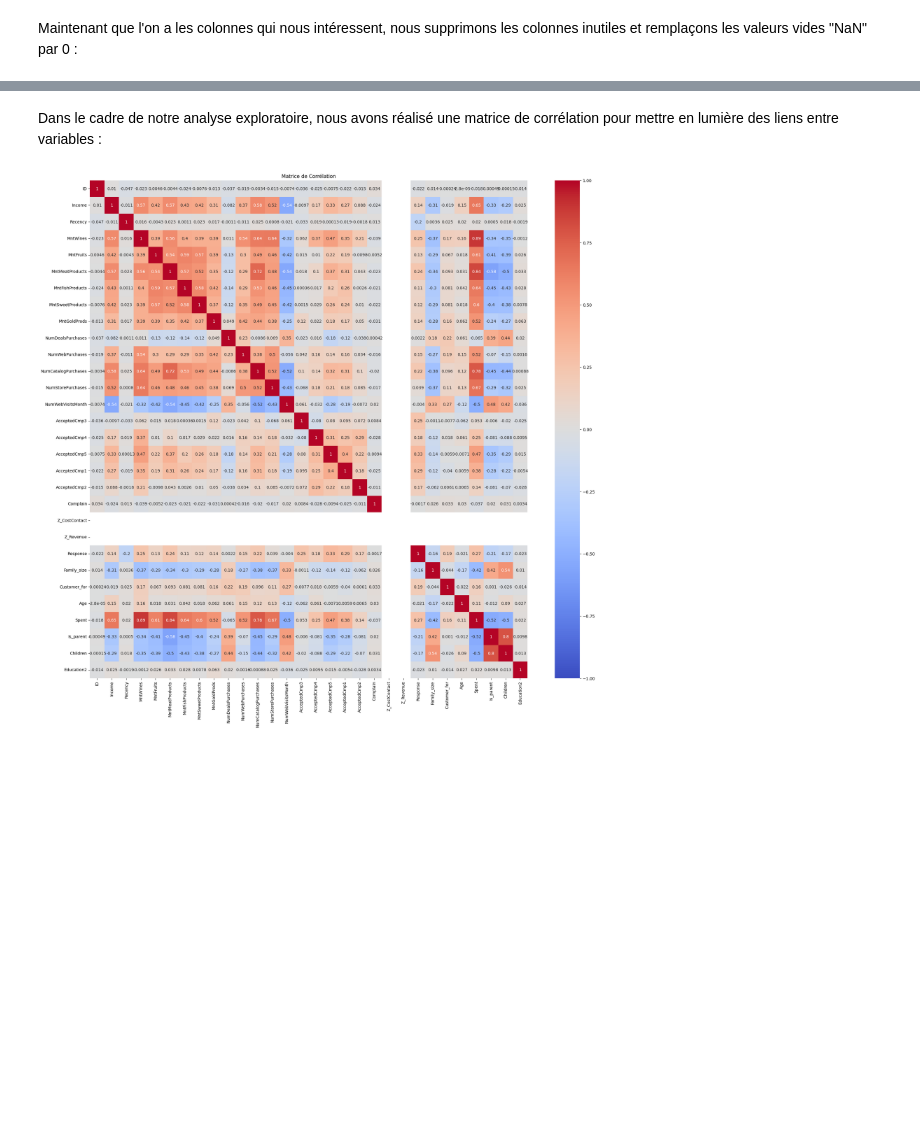
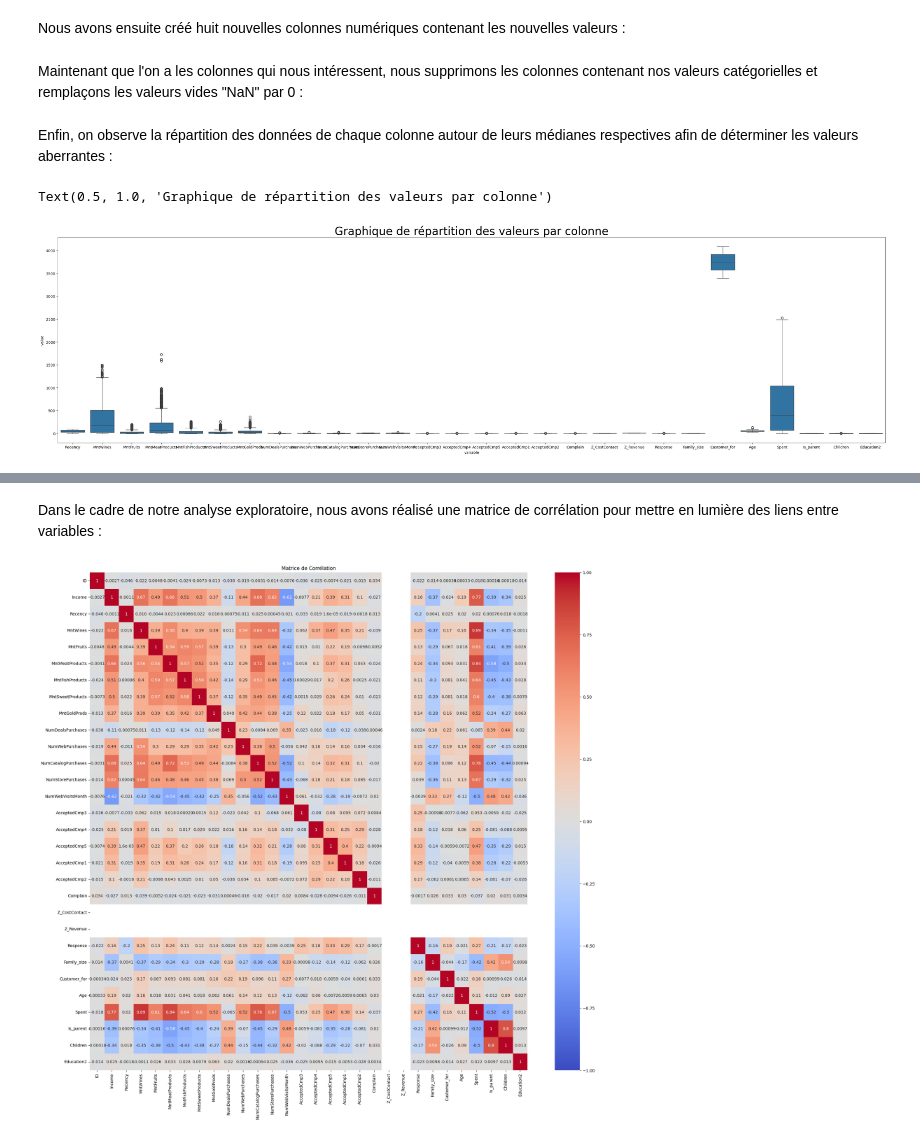
Before and after one commit to MattisFernandez/Rush05, a Jupyter notebook: Notebook.ipynb, the cells around one changed output, grey strips where cells are left out. Saved outputs shown, nothing was run; the diff lists cells and outputs as text; code cells hidden in the pictures; blank space fills up the shorter version.

Commit message:
[FIX] | text of data description

```diff
--- a/Notebook.ipynb
+++ b/Notebook.ipynb
@@ -21 +29,3 @@ Dans cette optique, nous avons restructuré notre jeu de données et créé huit
+# %% [markdown]
+Nous avons ensuite créé huit nouvelles colonnes numériques contenant les nouvelles valeurs :
 # %%
@@ -65,7 +71,16 @@ def edu_level(level):
 
 data_encoded["Education2"] = df["Education"].apply(edu_level)
 # %% [markdown]
-Maintenant que l'on a les colonnes qui nous intéressent, nous supprimons les colonnes inutiles et remplaçons les valeurs vides "NaN" par 0 :
+Maintenant que l'on a les colonnes qui nous intéressent, nous supprimons les colonnes contenant nos valeurs catégorielles et remplaçons les valeurs vides "NaN" par 0 :
 # %%
 data_encoded = data_encoded.drop(columns=["Dt_Customer", "Marital_Status", "Dt_Customer", "Year_Birth", "Kidhome", "Teenhome", "Living_with", "Education_Master", "Education_PhD", "Education_Graduation", "Education_Basic", "Education_2n Cycle"])
 data_encoded = data_encoded.fillna(0)
+# %% [markdown]
+Enfin, on observe la répartition des données de chaque colonne autour de leurs médianes respectives afin de déterminer les valeurs aberrantes :
+# %%
+rcParams['figure.figsize'] = 40, 10
+sns.boxplot(x='variable', y='value', data=pd.melt(data_encoded.drop(columns=["Income", "ID"])))
+plt.title("Graphique de répartition des valeurs par colonne", fontsize=30)
+# %% [output]
+Text(0.5, 1.0, 'Graphique de répartition des valeurs par colonne')
+[figure, added]
```
Also changed, not shown: parts of 16 cells of this notebook.
